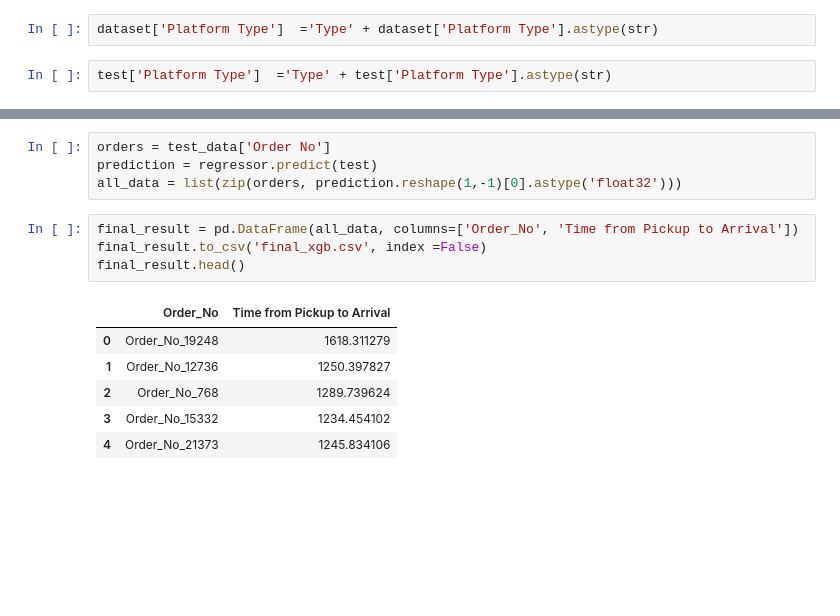
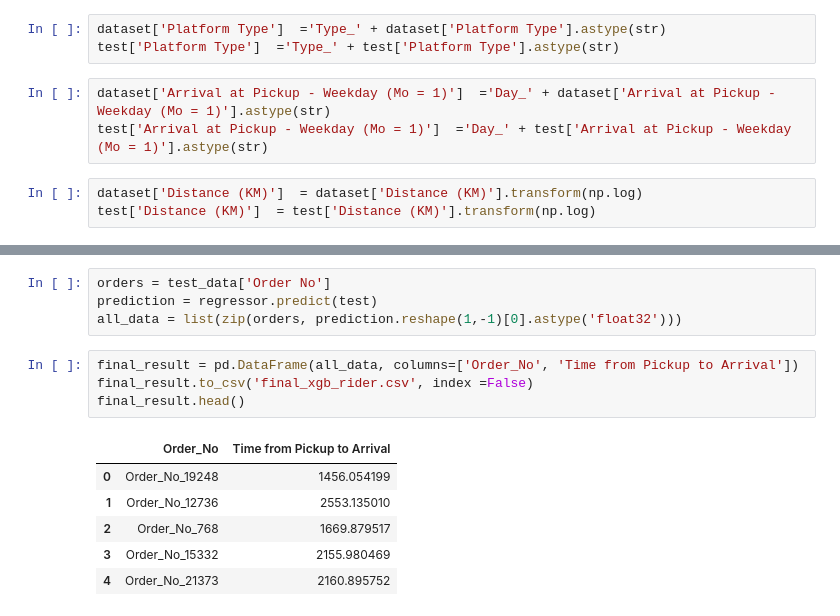
Before and after one commit to Younes-Charfaoui/ML-Projects, a Jupyter notebook: sendy_logistic_challenge/Sendy_Logistics_Challenge.ipynb, the cells around one changed output, grey strips where cells are left out. Saved outputs shown, nothing was run; the diff lists cells and outputs as text; blank space fills up the shorter version.

```diff
--- a/sendy_logistic_challenge/Sendy_Logistics_Challenge.ipynb
+++ b/sendy_logistic_challenge/Sendy_Logistics_Challenge.ipynb
@@ -146,4 +350,9 @@ X.shape, test.shape
 # %%
-dataset['Platform Type']  ='Type' + dataset['Platform Type'].astype(str)
+dataset['Platform Type']  ='Type_' + dataset['Platform Type'].astype(str)
+test['Platform Type']  ='Type_' + test['Platform Type'].astype(str)
-# %%
-test['Platform Type']  ='Type' + test['Platform Type'].astype(str)
+# %%
+dataset['Arrival at Pickup - Weekday (Mo = 1)']  ='Day_' + dataset['Arrival at Pickup - Weekday (Mo = 1)'].astype(str)
+test['Arrival at Pickup - Weekday (Mo = 1)']  ='Day_' + test['Arrival at Pickup - Weekday (Mo = 1)'].astype(str)
+# %%
+dataset['Distance (KM)']  = dataset['Distance (KM)'].transform(np.log)
+test['Distance (KM)']  = test['Distance (KM)'].transform(np.log)
@@ -254,12 +603,12 @@ prediction = regressor.predict(test)
 all_data = list(zip(orders, prediction.reshape(1,-1)[0].astype('float32')))
 # %%
 final_result = pd.DataFrame(all_data, columns=['Order_No', 'Time from Pickup to Arrival'])
-final_result.to_csv('final_xgb.csv', index =False)
+final_result.to_csv('final_xgb_rider.csv', index =False)
 final_result.head()
 # %% [output]
 |  | Order_No | Time from Pickup to Arrival |
-| 0 | Order_No_19248 | 1618.311279 |
-| 1 | Order_No_12736 | 1250.397827 |
-| 2 | Order_No_768 | 1289.739624 |
-| 3 | Order_No_15332 | 1234.454102 |
-| 4 | Order_No_21373 | 1245.834106 |
+| 0 | Order_No_19248 | 1456.054199 |
+| 1 | Order_No_12736 | 2553.135010 |
+| 2 | Order_No_768 | 1669.879517 |
+| 3 | Order_No_15332 | 2155.980469 |
+| 4 | Order_No_21373 | 2160.895752 |
```
Also changed, not shown: parts of 71 cells of this notebook.
